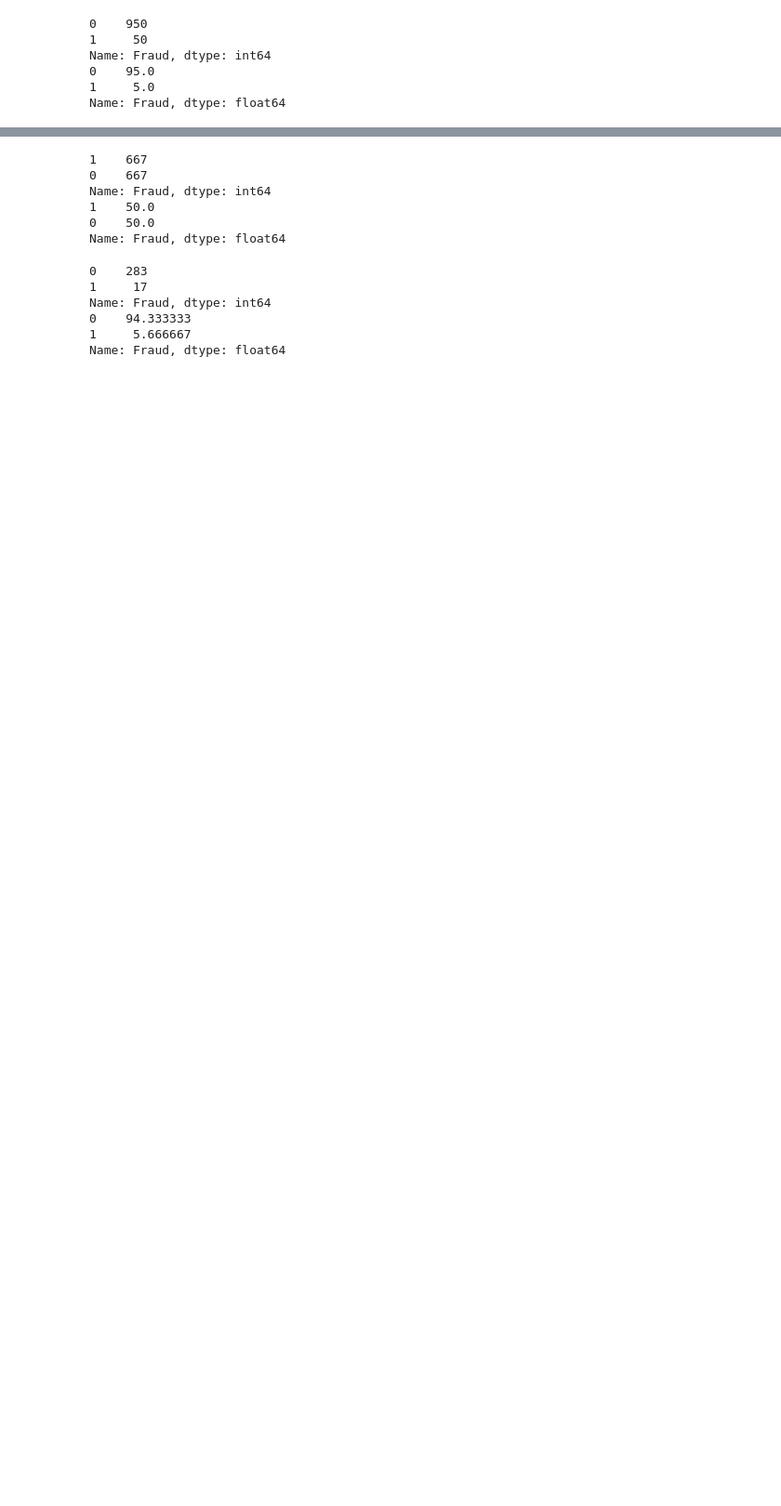
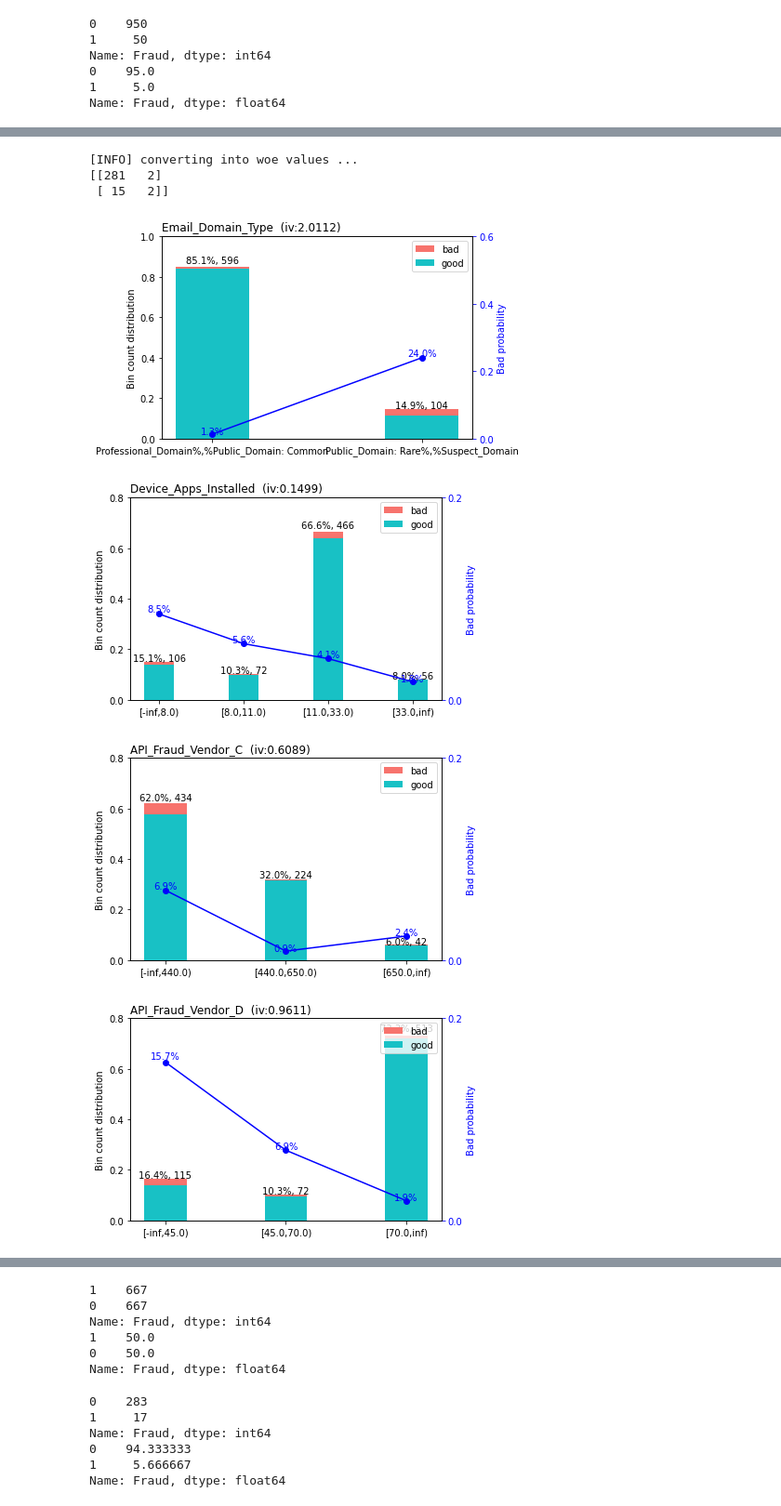
Before and after one commit to IndraLukasTjahaja/Digital_Credit_Risk, a Jupyter notebook: Lampiran_1_Fraud_Scoring.ipynb, the cells around one changed output, grey strips where cells are left out. Shown at 93% size. Cells and saved outputs as stored; diff of their text form; code cells hidden in the pictures; blank space fills up the shorter version.

```diff
--- a/Lampiran_1_Fraud_Scoring.ipynb
+++ b/Lampiran_1_Fraud_Scoring.ipynb
@@ -93,0 +100,72 @@ df_model = df[['Fraud','Device_Type','Application_Duration','Device_Active_Since
+# %%
+# Membagi dataset menjadi development(train) dan test
+y = df_model.loc[:,'Fraud']
+X = df_model.loc[:,df_model.columns != 'Fraud']
+
+from sklearn.model_selection import train_test_split
+X_train, X_test, y_train, y_test = train_test_split(X, y, test_size=0.30, random_state=42)
+# Dalam bentuk dataframe lengkap
+df_train = pd.concat([X_train, y_train], axis = 1)
+df_test = pd.concat([X_test, y_test], axis = 1)
+
+# Menghapus indeks dari data yang telah dibuang
+df_train = df_train.reset_index(drop=True)
+df_test = df_test.reset_index(drop=True)
+
+# Untuk melihat frekuensi dari variabel Fraud
+print(df_train['Fraud'].value_counts())
+print(df_test['Fraud'].value_counts())
+
+# Fraud Scoring using logistic regression with library scorecardpy
+import scorecardpy as scpy
+
+# Melakukan WOE binning
+bins = scpy.woebin(df_train, y = 'Fraud')
+scpy.woebin_plot(bins)
+
+train = df_train
+test = df_test
+
+# converting train and test into woe values
+train_woe = scpy.woebin_ply(train, bins)
+test_woe = scpy.woebin_ply(test, bins)
+
+y_train = train_woe.loc[:,'Fraud']
+X_train = train_woe.loc[:,train_woe.columns != 'Fraud']
+y_test = test_woe.loc[:,'Fraud']
+X_test = test_woe.loc[:,train_woe.columns != 'Fraud']
+
+# Membuat scorecard dengan menggunakan algoritma logistic regression
+from sklearn.linear_model import LogisticRegression
+lr = LogisticRegression()
+lr.fit(X_train, y_train)
+
+# predicted probability
+# predicted proability
+train_pred = lr.predict_proba(X_train)[:,1]
+test_pred = lr.predict_proba(X_test)[:,1]
+
+## Evaluasi dengan Confusion Matrix
+# Menggunakan fungsi Confusion Matrix dari sklearn
+from sklearn.metrics import confusion_matrix
+# Kita akan cek hasil confusion matrix antara hasil sebenarnya dengan prediksi dari model ke data test
+y_pred=lr.predict(X_test)
+matrix = confusion_matrix(y_test, y_pred)
+print(matrix)
+
+# performance ks & roc ------
+train_perf = scpy.perf_eva(y_train, train_pred, title = "train")
+test_perf = scpy.perf_eva(y_test, test_pred, title = "test")
+
+# score ------
+card = scpy.scorecard(bins, lr, X_train.columns, points0=600, odds0=1/20, pdo=50, basepoints_eq0=False)
+# credit score
+train_score = scpy.scorecard_ply(train, card, print_step=0)
+test_score = scpy.scorecard_ply(test, card, print_step=0)
+
+# psi
+scpy.perf_psi(
+  score = {'train':train_score, 'test':test_score},
+  label = {'train':y_train, 'test':y_test}
+)
+# %% [output]
@@ -93,0 +185,7 @@ df_model = df[['Fraud','Device_Type','Application_Duration','Device_Active_Since
+[INFO] converting into woe values ...
+[[281   2]
+ [ 15   2]]
+[figure, added]
+[figure, added]
+[figure, added]
+[figure, added]
```
Also changed, not shown: parts of 13 cells of this notebook.
